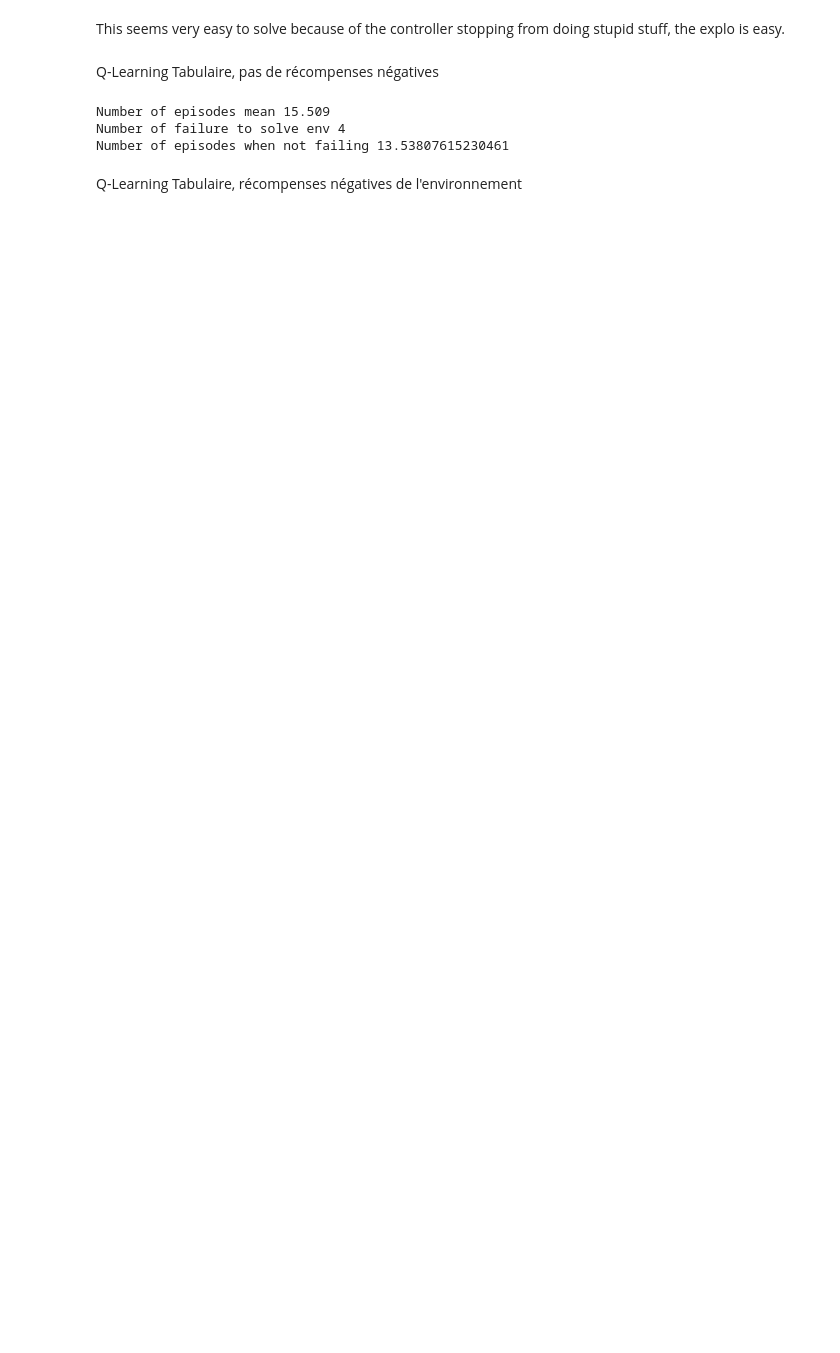
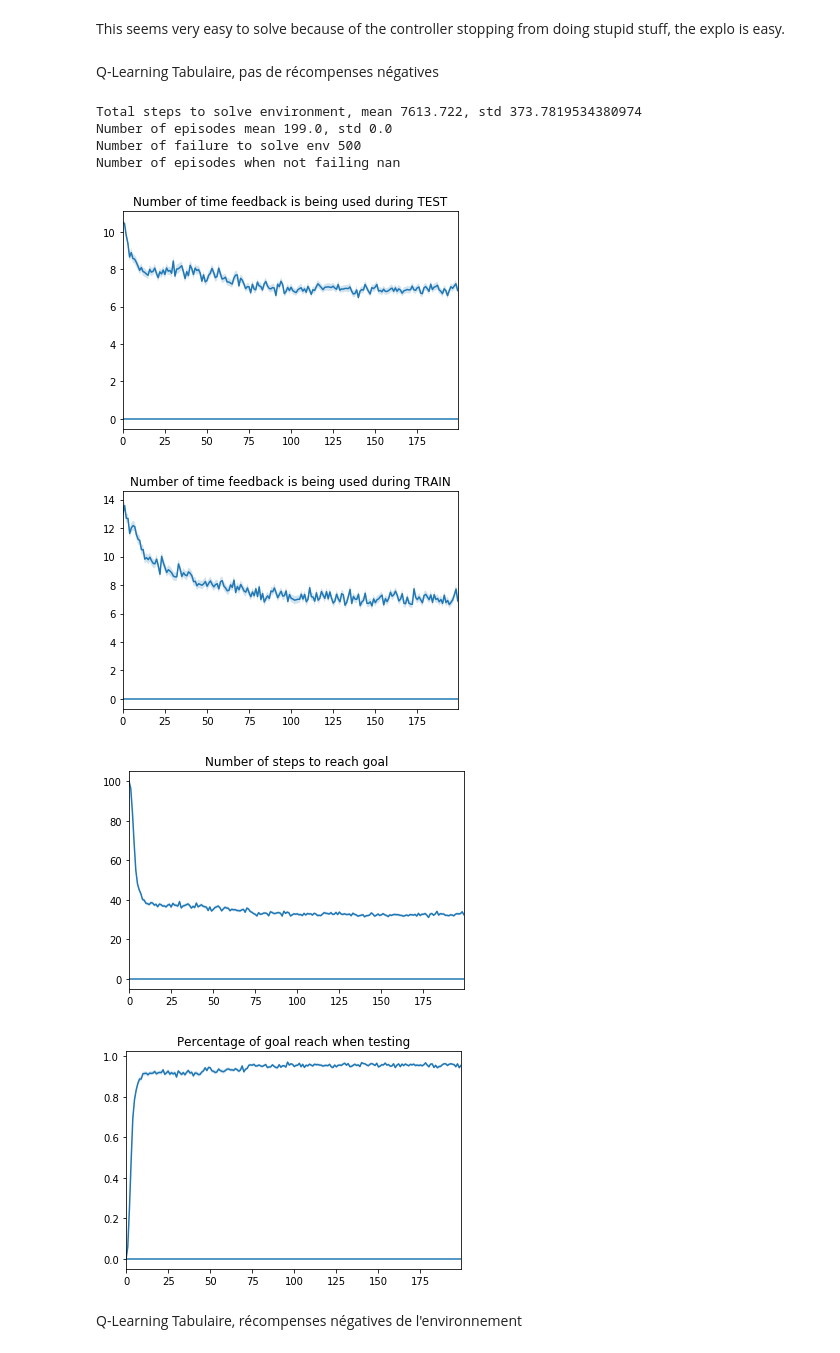
Before and after one commit to Mathieu-Seurin/safe_frozen_lake, a Jupyter notebook: test_safe.ipynb, the cells around one changed output. Drawn from its saved outputs; the diff is of its cells as text; code cells hidden in the pictures; blank space fills up the shorter version.

```diff
--- a/test_safe.ipynb
+++ b/test_safe.ipynb
@@ -481,16 +445,23 @@ Q-Learning Tabulaire, pas de récompenses négatives
 # %%
 gamma = 0.99
 expected_exploration_steps = 3000
 lr = 0.7
+reward_when_falling = 0
+
 
 algo = lambda : TabQLearning(16, 4, gamma=gamma, lr=lr, expected_exploration_steps=expected_exploration_steps)
-game = FrozenLakeEnvStop(is_slippery=True, reward_when_falling=0)
+game = FrozenLakeEnvStop(is_slippery=True, reward_when_falling=reward_when_falling)
 
-run_multiple_expe(algo, game, n_expe=1000)
+res_non_det_no_feed = run_multiple_expe(algo, game, n_expe=500, max_ep=200)
 # %% [output]
-Number of episodes mean 15.509
-Number of failure to solve env 4
-Number of episodes when not failing 13.53807615230461
+Total steps to solve environment, mean 7613.722, std 373.7819534380974
+Number of episodes mean 199.0, std 0.0
+Number of failure to solve env 500
+Number of episodes when not failing nan
+[figure, added]
+[figure, added]
+[figure, added]
+[figure, added]
 # %% [markdown]
 Q-Learning Tabulaire, récompenses négatives de l'environnement
 # %%
```
Also changed, not shown: parts of 15 cells of this notebook, 1 other file.
